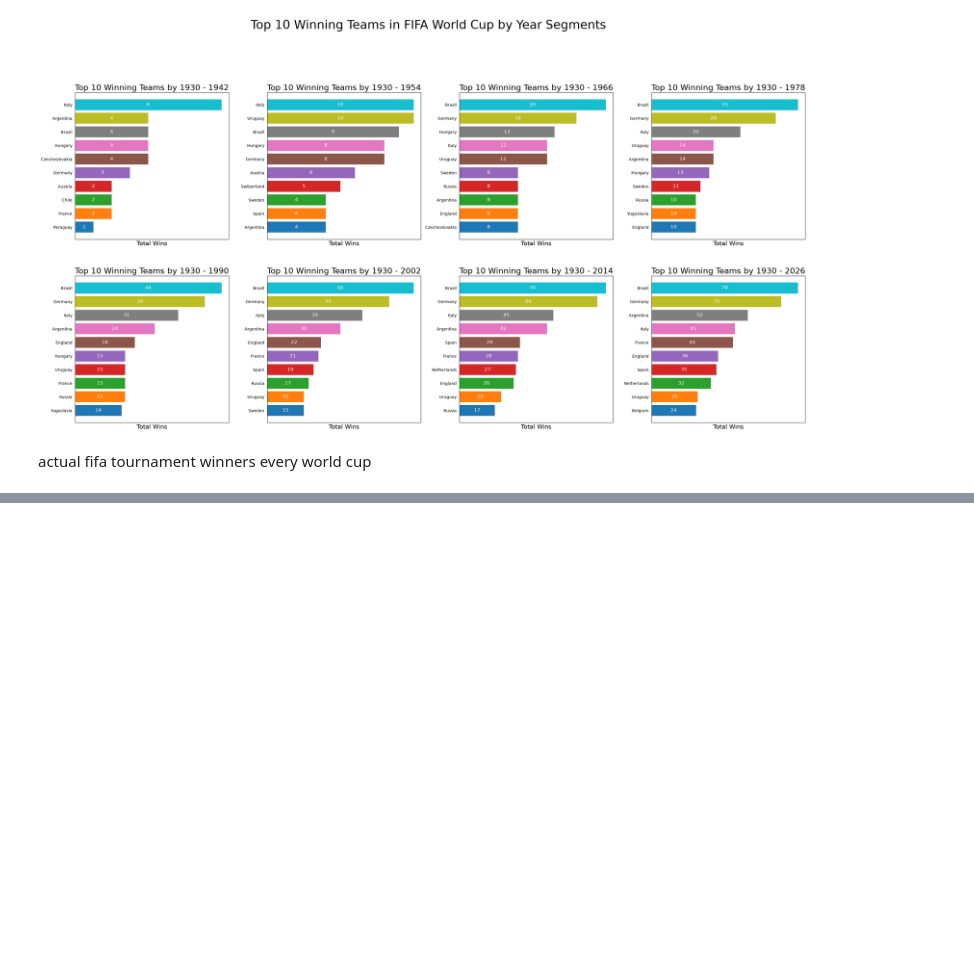
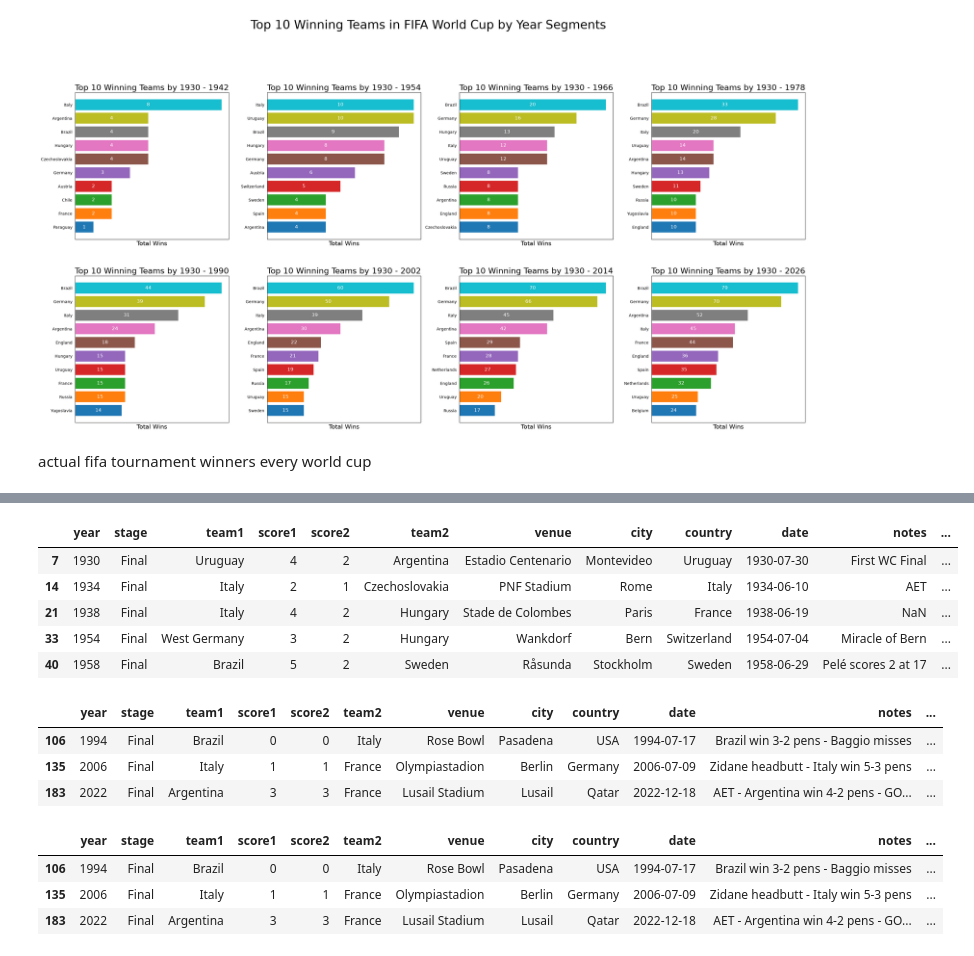
Before and after one commit to bev-amin/fifa-data-science, a Jupyter notebook: notebooks/01-exploration.ipynb, the cells around one changed output, grey strips where cells are left out. Saved outputs shown, nothing was run; the diff lists cells and outputs as text; code cells hidden in the pictures; blank space fills up the shorter version.

```diff
--- a/notebooks/01-exploration.ipynb
+++ b/notebooks/01-exploration.ipynb
@@ -199,0 +254,34 @@ actual fifa tournament winners every world cup
+# %%
+# filtered df to show only finals matches
+finals_df = df2[(df2['stage'] == 'Final')]
+finals_df.head()
+# %% [output]
+|  | year | stage | team1 | score1 | score2 | team2 | venue | city | country | date | notes | ... |
+| 7 | 1930 | Final | Uruguay | 4 | 2 | Argentina | Estadio Centenario | Montevideo | Uruguay | 1930-07-30 | First WC Final | ... |
+| 14 | 1934 | Final | Italy | 2 | 1 | Czechoslovakia | PNF Stadium | Rome | Italy | 1934-06-10 | AET | ... |
+| 21 | 1938 | Final | Italy | 4 | 2 | Hungary | Stade de Colombes | Paris | France | 1938-06-19 | NaN | ... |
+| 33 | 1954 | Final | West Germany | 3 | 2 | Hungary | Wankdorf | Bern | Switzerland | 1954-07-04 | Miracle of Bern | ... |
+| 40 | 1958 | Final | Brazil | 5 | 2 | Sweden | Råsunda | Stockholm | Sweden | 1958-06-29 | Pelé scores 2 at 17 | ... |
+# %%
+# some match winners results are Draw, so need to check notes to see who actually won, eg if it went to penalties
+
+finals_with_notes = finals_df[finals_df['match_winner'] == 'Draw']
+finals_with_notes.head()
+# %% [output]
+|  | year | stage | team1 | score1 | score2 | team2 | venue | city | country | date | notes | ... |
+| 106 | 1994 | Final | Brazil | 0 | 0 | Italy | Rose Bowl | Pasadena | USA | 1994-07-17 | Brazil win 3-2 pens - Baggio misses | ... |
+| 135 | 2006 | Final | Italy | 1 | 1 | France | Olympiastadion | Berlin | Germany | 2006-07-09 | Zidane headbutt - Italy win 5-3 pens | ... |
+| 183 | 2022 | Final | Argentina | 3 | 3 | France | Lusail Stadium | Lusail | Qatar | 2022-12-18 | AET - Argentina win 4-2 pens - GO... | ... |
+# %%
+# based on above, need to change match winner column for those specific matches to reflect actual winner.
+df2.loc[106, 'match_winner'] = 'Brazil'
+df2.loc[135, 'match_winner'] = 'Italy'
+df2.loc[183, 'match_winner'] = 'Argentina'
+
+#code to check that results were changed
+df2.loc[[106, 135, 183]]
+# %% [output]
+|  | year | stage | team1 | score1 | score2 | team2 | venue | city | country | date | notes | ... |
+| 106 | 1994 | Final | Brazil | 0 | 0 | Italy | Rose Bowl | Pasadena | USA | 1994-07-17 | Brazil win 3-2 pens - Baggio misses | ... |
+| 135 | 2006 | Final | Italy | 1 | 1 | France | Olympiastadion | Berlin | Germany | 2006-07-09 | Zidane headbutt - Italy win 5-3 pens | ... |
+| 183 | 2022 | Final | Argentina | 3 | 3 | France | Lusail Stadium | Lusail | Qatar | 2022-12-18 | AET - Argentina win 4-2 pens - GO... | ... |
```
Also changed, not shown: parts of 7 cells of this notebook.
